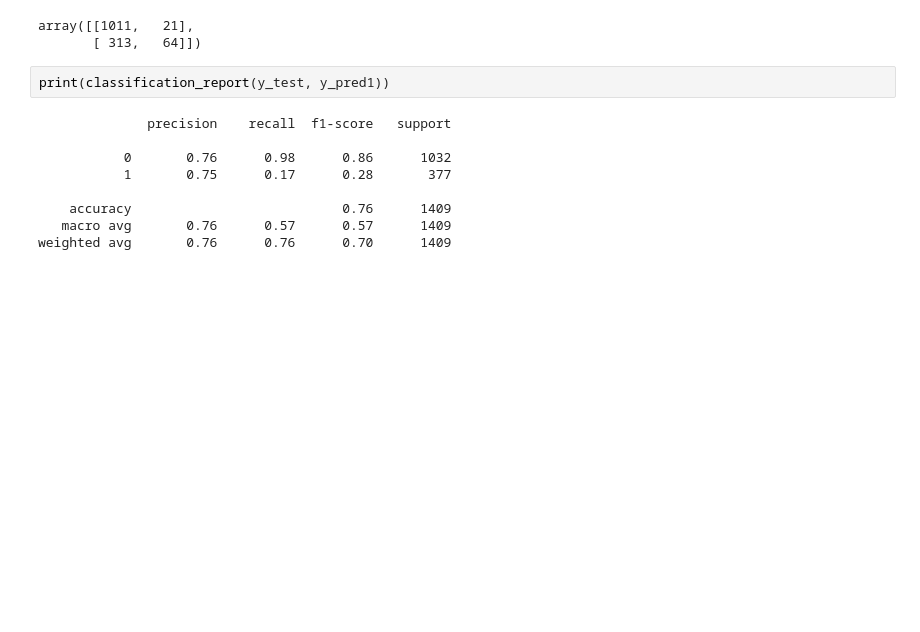
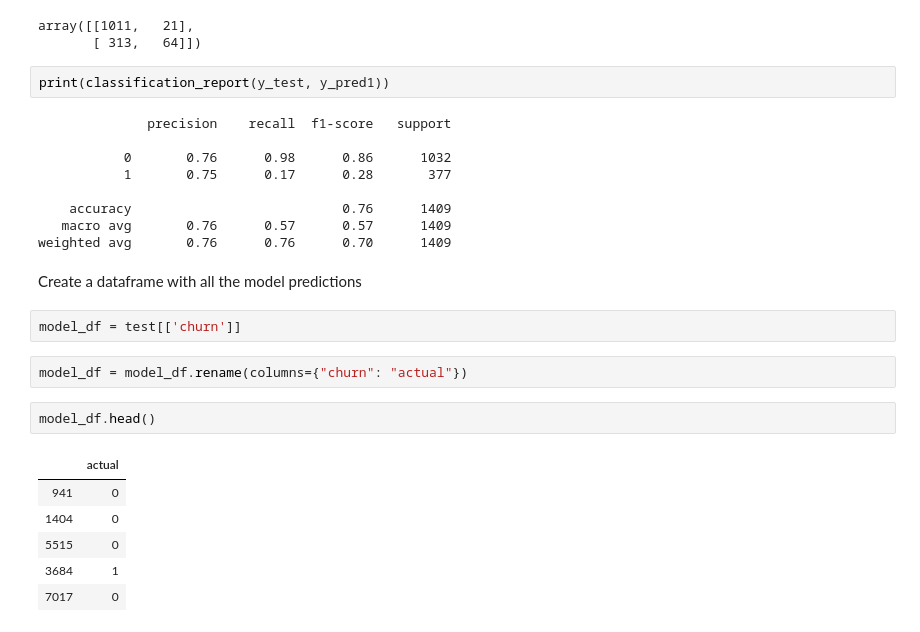
Before and after one commit to Corn-Shipps/predicting_telco_churn, a Jupyter notebook: Jadamodeling.ipynb, the cells around one changed output. Cells and saved outputs as stored; diff of their text form; blank space fills up the shorter version.

```diff
--- a/Jadamodeling.ipynb
+++ b/Jadamodeling.ipynb
@@ -239,3 +209,18 @@ print(classification_report(y_test, y_pred1))
     accuracy                           0.76      1409
    macro avg       0.76      0.57      0.57      1409
 weighted avg       0.76      0.76      0.70      1409
+# %% [markdown]
+Create a dataframe with all the model predictions
+# %%
+model_df = test[['churn']]
+# %%
+model_df = model_df.rename(columns={"churn": "actual"})
+# %%
+model_df.head()
+# %% [output]
+|  | actual |
+| 941 | 0 |
+| 1404 | 0 |
+| 5515 | 0 |
+| 3684 | 1 |
+| 7017 | 0 |
```
Also changed, not shown: parts of 23 cells of this notebook, 1 other file.
